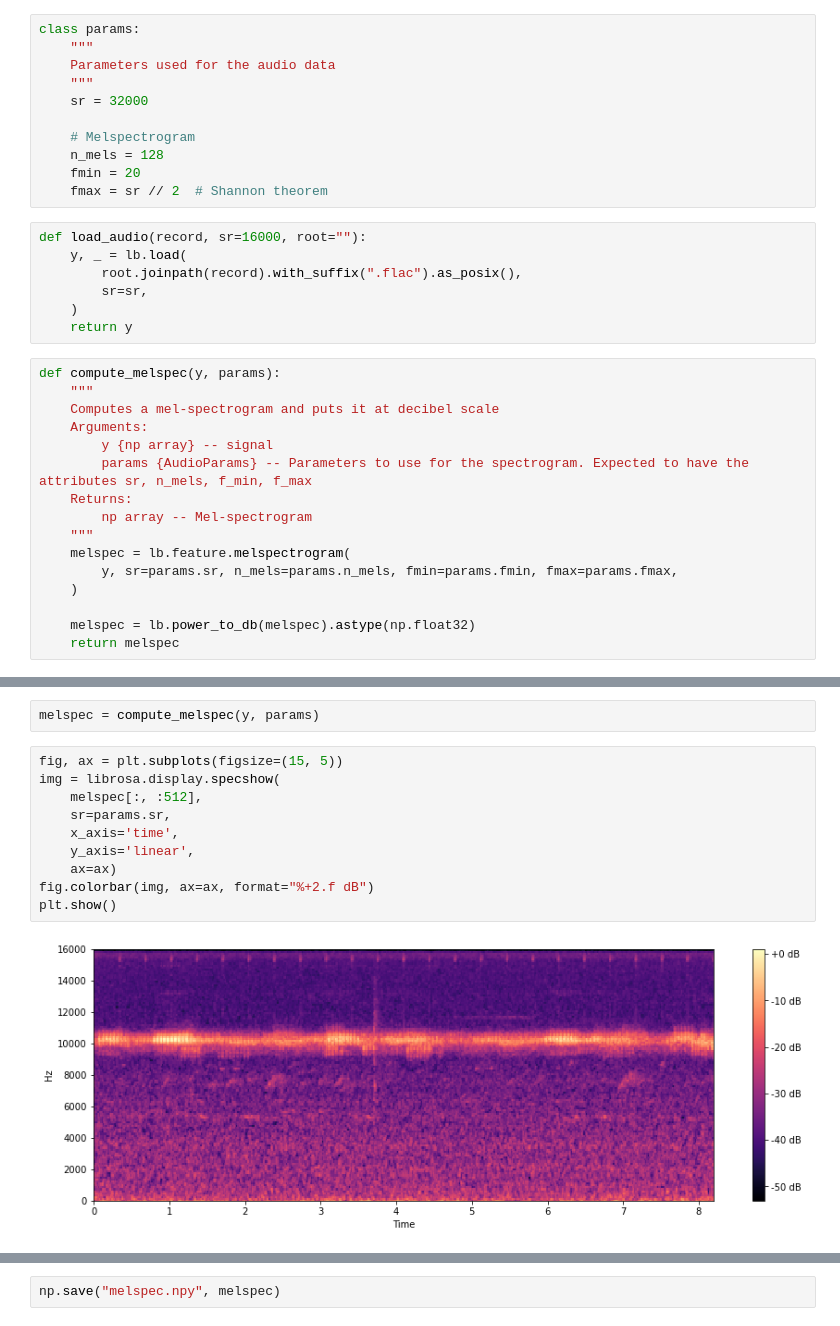
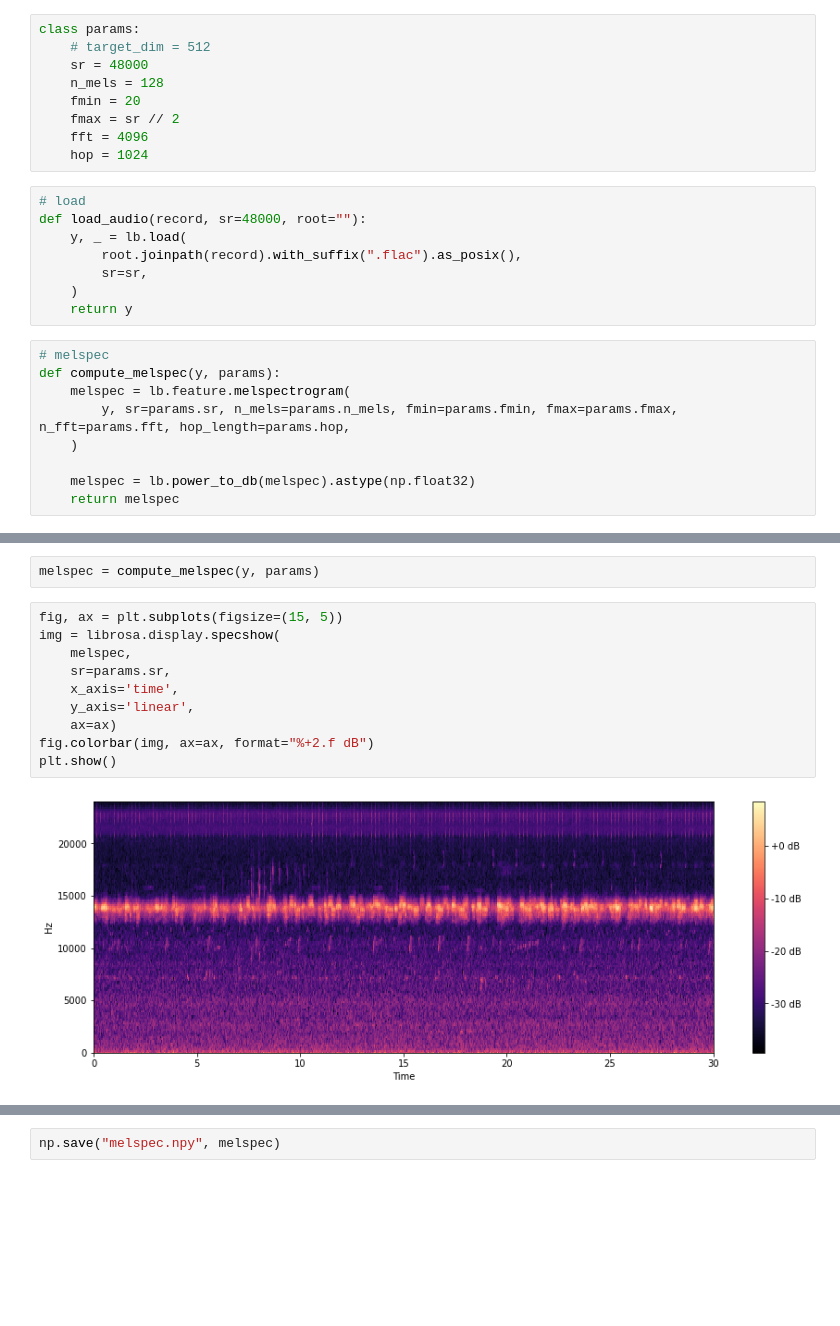
Before and after one commit to tatsuya-takahashi/Rainforest-Connection-Species-Audio-Detection, a Jupyter notebook: src/audio_transformer.ipynb, the cells around one changed output, grey strips where cells are left out. Cells and saved outputs as stored; diff of their text form; blank space fills up the shorter version.

Commit message:
fix: data transformer

```diff
--- a/src/audio_transformer.ipynb
+++ b/src/audio_transformer.ipynb
@@ -28,34 +34,26 @@ df_test = pd.DataFrame({
 })
 # %%
 class params:
-    """
-    Parameters used for the audio data
-    """
-    sr = 32000
-
-    # Melspectrogram
+    # target_dim = 512
+    sr = 48000
     n_mels = 128
     fmin = 20
-    fmax = sr // 2  # Shannon theorem
+    fmax = sr // 2
+    fft = 4096
+    hop = 1024
 # %%
-def load_audio(record, sr=16000, root=""):
+# load
+def load_audio(record, sr=48000, root=""):
     y, _ = lb.load(
         root.joinpath(record).with_suffix(".flac").as_posix(),
         sr=sr,
     )
     return y
 # %%
+# melspec
 def compute_melspec(y, params):
-    """
-    Computes a mel-spectrogram and puts it at decibel scale
-    Arguments:
-        y {np array} -- signal
-        params {AudioParams} -- Parameters to use for the spectrogram. Expected to have the attributes sr, n_mels, f_min, f_max
-    Returns:
-        np array -- Mel-spectrogram
-    """
     melspec = lb.feature.melspectrogram(
-        y, sr=params.sr, n_mels=params.n_mels, fmin=params.fmin, fmax=params.fmax,
+        y, sr=params.sr, n_mels=params.n_mels, fmin=params.fmin, fmax=params.fmax, n_fft=params.fft, hop_length=params.hop,
     )
 
     melspec = lb.power_to_db(melspec).astype(np.float32)
@@ -67,12 +65,12 @@ melspec = compute_melspec(y, params)
 # %%
 fig, ax = plt.subplots(figsize=(15, 5))
 img = librosa.display.specshow(
-    melspec[:, :512],
+    melspec,
     sr=params.sr,
     x_axis='time',
     y_axis='linear',
     ax=ax)
 fig.colorbar(img, ax=ax, format="%+2.f dB")
 plt.show()
 # %% [output]
-[figure, old version]
+[figure, new version]
```
Also changed, not shown: parts of 10 cells of this notebook, 2 other files.
